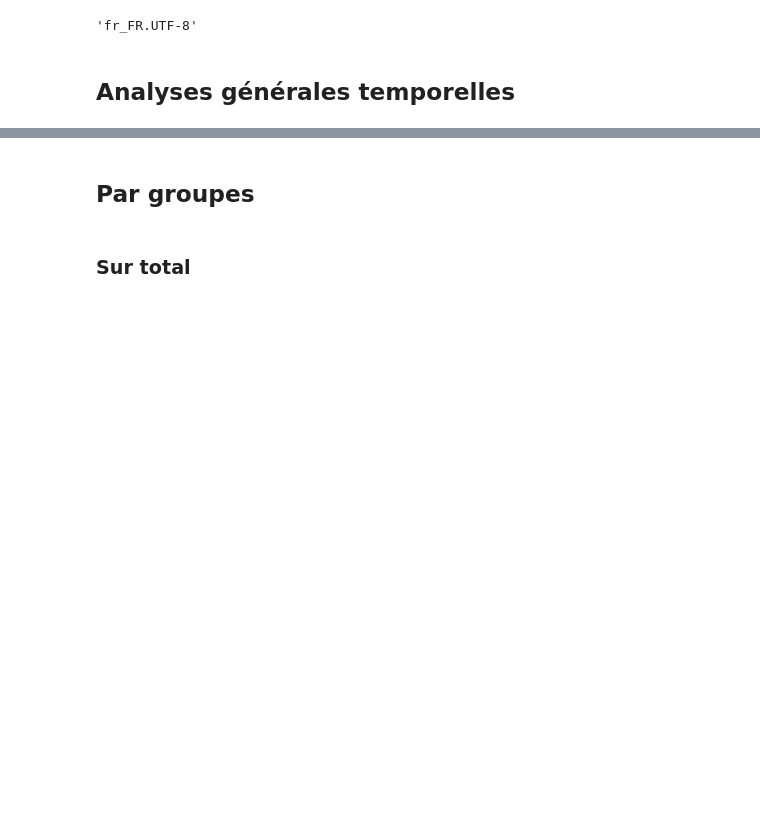
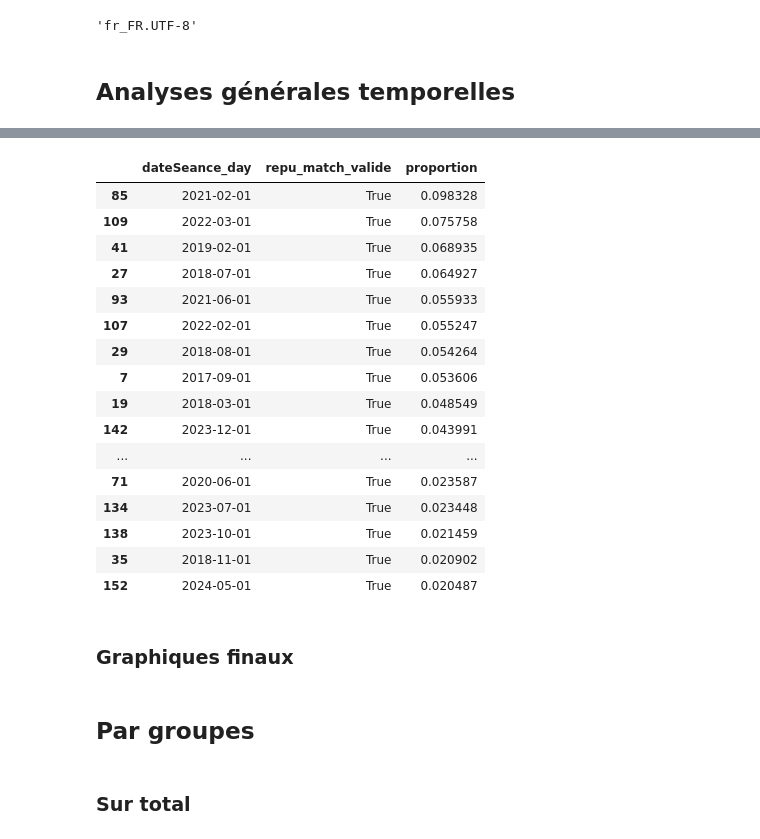
Before and after one commit to leomignot/republique-cest-quoi, a Jupyter notebook: exploration/analyses_%.ipynb, the cells around one changed output, grey strips where cells are left out. Cells and saved outputs as stored; diff of their text form; code cells hidden in the pictures; blank space fills up the shorter version.

```diff
--- a/exploration/analyses_%.ipynb
+++ b/exploration/analyses_%.ipynb
@@ -486,0 +222,56 @@ fig_yearly.show()
+# %%
+# Grouper par mois
+df_period = (
+    df.groupby(df["dateSeance_day"].dt.to_period("M"))["repu_match_valide"]
+    .value_counts(normalize=True)
+    .rename("proportion")
+    .reset_index()
+)
+
+# Transformer la période en datetime (pour l'axe X)
+df_period["dateSeance_day"] = df_period["dateSeance_day"].dt.to_timestamp()
+
+# Garder True uniquement
+df_period_true = df_period[df_period["repu_match_valide"] == True]
+
+# Choisir une année
+annee = 2021
+
+# Filtrer le DataFrame sur l'année choisie
+df_period_period = df_period_true[df_period_true["dateSeance_day"].dt.year == annee]
+
+# Graphique
+fig_period_period = px.bar(
+    df_period_period,
+    x="dateSeance_day",
+    y="proportion",
+    title="Proportion occurrences de la 'République' par mois en 2021",
+    labels={"proportion": "% des occurences mensualisées", "dateSeance_day": "Mois"},
+    template="plotly_white",
+)
+
+fig_period_period.show()
+
+# aficher les 25 dates les plus fréquentes sous forme de tableau
+table = df_period_true.sort_values("proportion", ascending=False).head(50)
+table
+# %% [output]
+|  | dateSeance_day | repu_match_valide | proportion |
+| 85 | 2021-02-01 | True | 0.098328 |
+| 109 | 2022-03-01 | True | 0.075758 |
+| 41 | 2019-02-01 | True | 0.068935 |
+| 27 | 2018-07-01 | True | 0.064927 |
+| 93 | 2021-06-01 | True | 0.055933 |
+| 107 | 2022-02-01 | True | 0.055247 |
+| 29 | 2018-08-01 | True | 0.054264 |
+| 7 | 2017-09-01 | True | 0.053606 |
+| 19 | 2018-03-01 | True | 0.048549 |
+| 142 | 2023-12-01 | True | 0.043991 |
+| ... | ... | ... | ... |
+| 71 | 2020-06-01 | True | 0.023587 |
+| 134 | 2023-07-01 | True | 0.023448 |
+| 138 | 2023-10-01 | True | 0.021459 |
+| 35 | 2018-11-01 | True | 0.020902 |
+| 152 | 2024-05-01 | True | 0.020487 |
+# %% [markdown]
+### Graphiques finaux
```
Also changed, not shown: parts of 33 cells of this notebook, 1 other file.
